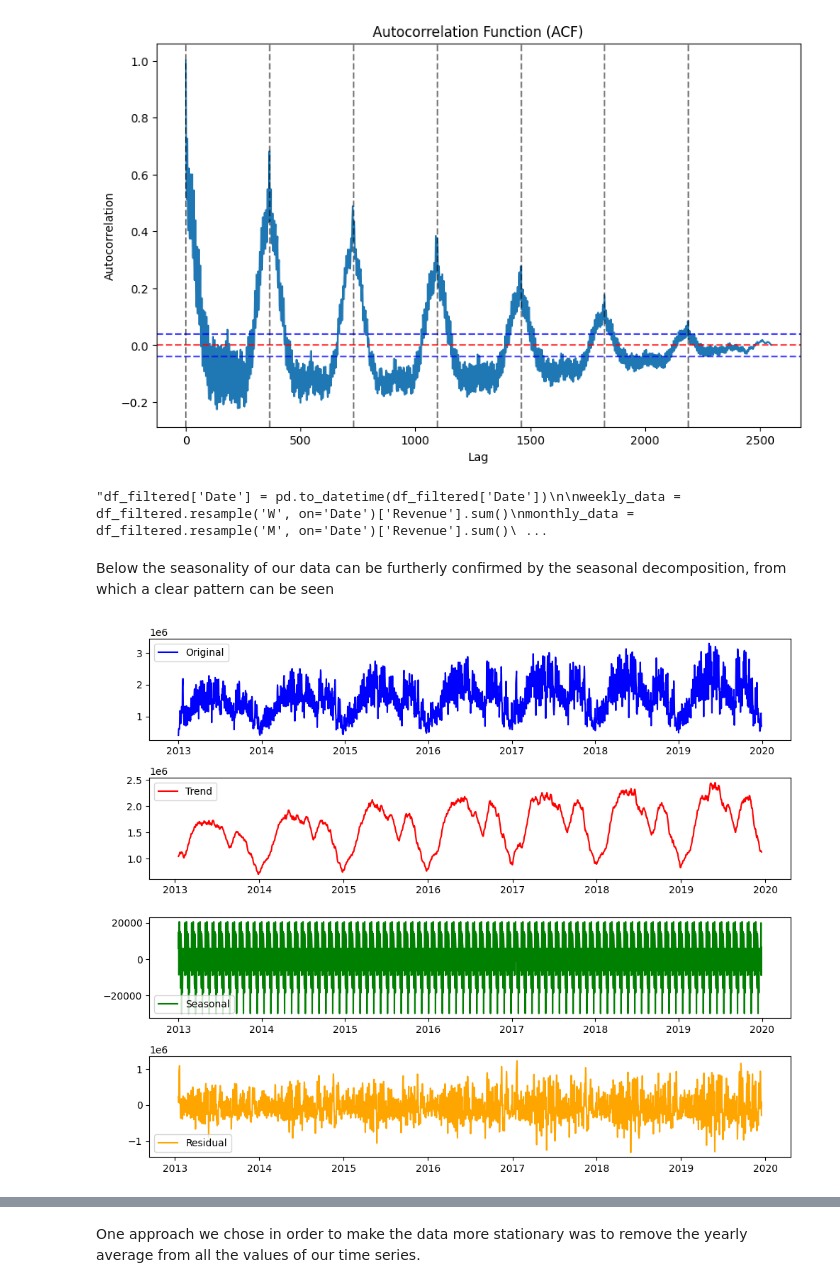
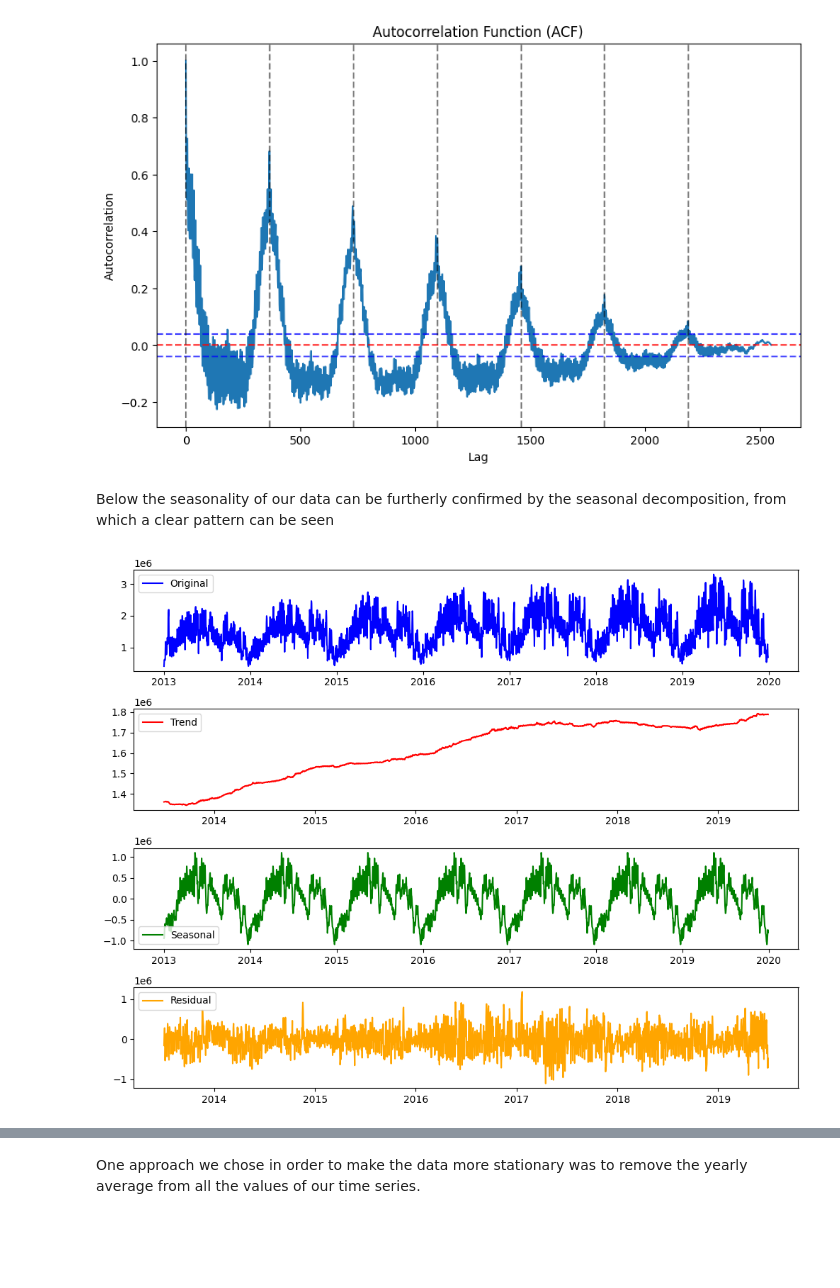
Before and after one commit to gpassoni/forecasting2024, a Jupyter notebook: merged.ipynb, the cells around one changed output, grey strips where cells are left out. Saved outputs shown, nothing was run; the diff lists cells and outputs as text; code cells hidden in the pictures; blank space fills up the shorter version.

```diff
--- a/merged.ipynb
+++ b/merged.ipynb
@@ -207,61 +208,31 @@ for i in range(0, len(rev), 365):
 plt.show()
 # %% [output]
 [figure]
-# %%
-# HA SENSO PLOTTARE STE ROBE SE DOPO LO SI VEDE NELLA STL DECOMPOSITION?
-
-'''df_filtered['Date'] = pd.to_datetime(df_filtered['Date'])
-
-weekly_data = df_filtered.resample('W', on='Date')['Revenue'].sum()
-monthly_data = df_filtered.resample('M', on='Date')['Revenue'].sum()
-yearly_data = df_filtered.resample('A', on='Date')['Revenue'].sum()
-
-fig, axes = plt.subplots(1, 3, figsize=(18, 5))
-
-weekly_data.plot(ax=axes[0])
-axes[0].set_title('Weekly Data')
-axes[0].set_xlabel('Week')
-axes[0].set_ylabel('Values')
-
-monthly_data.plot(ax=axes[1])
-axes[1].set_title('Monthly Data')
-axes[1].set_xlabel('Month')
-axes[1].set_ylabel('Values')
-
-yearly_data.plot(ax=axes[2])
-axes[2].set_title('Yearly Data')
-axes[2].set_xlabel('Year')
-axes[2].set_ylabel('Values')
-
-plt.tight_layout()
-plt.show()'''
-# %% [output]
-"df_filtered['Date'] = pd.to_datetime(df_filtered['Date'])\n\nweekly_data = df_filtered.resample('W', on='Date')['Revenue'].sum()\nmonthly_data = df_filtered.resample('M', on='Date')['Revenue'].sum()\ ...
 # %% [markdown]
 Below the seasonality of our data can be furtherly confirmed by the seasonal decomposition, from which a clear pattern can be seen
 # %%
 from statsmodels.tsa.seasonal import seasonal_decompose
 
-decomposition = seasonal_decompose(df_filtered['Revenue'], model='additive', period=30)  # Assuming a seasonal period of 30 days
+decomposition = seasonal_decompose(df_filtered['Revenue'], model='additive', period=365)  # Assuming a seasonal period of 30 days
 plt.figure(figsize=(10, 8))
 
 plt.subplot(4, 1, 1)
 plt.plot(df_filtered['Date'], df_filtered['Revenue'], label='Original', color='blue')
 plt.legend()
 
 plt.subplot(4, 1, 2)
 plt.plot(df_filtered['Date'], decomposition.trend, label='Trend', color='red')
 plt.legend()
 
 plt.subplot(4, 1, 3)
 plt.plot(df_filtered['Date'], decomposition.seasonal, label='Seasonal', color='green')
 plt.legend()
 
 plt.subplot(4, 1, 4)
 plt.plot(df_filtered['Date'], decomposition.resid, label='Residual', color='orange')
 plt.legend()
 
 plt.tight_layout()
 plt.show()
 # %% [output]
-[figure, old version]
+[figure, new version]
```
Also changed, not shown: parts of 15 cells of this notebook.
